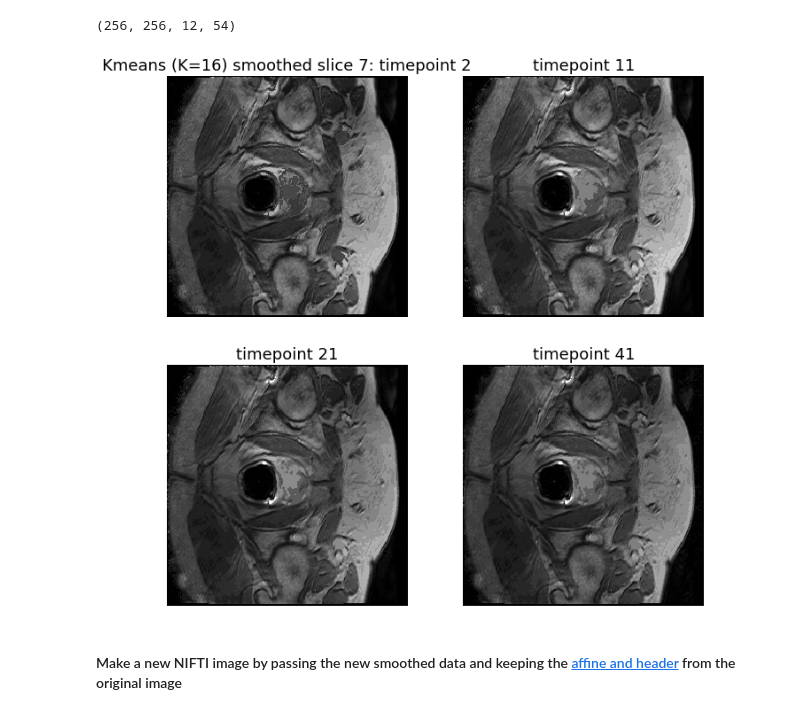
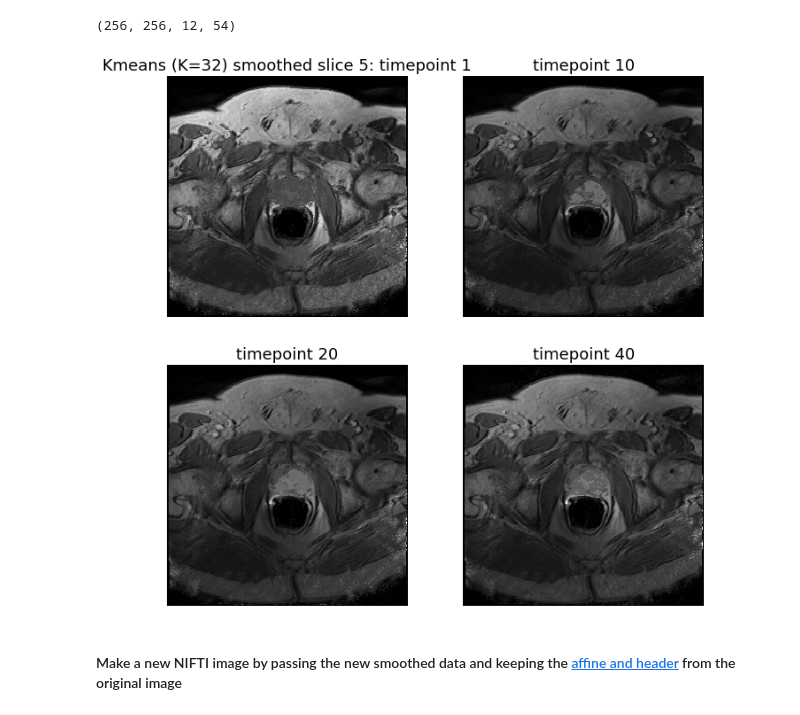
Before and after one commit to oercompbiomed/Seili-2019, a Jupyter notebook: notebooks/prostate-mri-unsupervised-classification.ipynb, the cells around one changed output. Drawn from its saved outputs; the diff is of its cells as text; code cells hidden in the pictures.

```diff
--- a/notebooks/prostate-mri-unsupervised-classification.ipynb
+++ b/notebooks/prostate-mri-unsupervised-classification.ipynb
@@ -447,9 +458,9 @@ plt.show()
 # %% [markdown]
 ### K-means clustering of time courses
 # %%
-X = masked_data.T   # n x p data matrix, n=samples, p = feature vector dimension
-K = 3  # Number of clusters
-print(X.shape)
+Y = masked_data.T   # n x p data matrix, n=samples, p = feature vector dimension
+K = 32  # Number of clusters (if K>10 it will take a LOOONG TIME)
+print(Y.shape)
 kmeans_model = KMeans(n_clusters=K, random_state=42)
 print(kmeans_model)
 # %% [output]
@@ -459,6 +470,6 @@ KMeans(algorithm='auto', copy_x=True, init='k-means++', max_iter=300,
        random_state=42, tol=0.0001, verbose=0)
 # %%
-kmeans_fit = kmeans_model.fit(X)
+kmeans_fit = kmeans_model.fit(Y)
 # %%
 print('The list of cluster assignments to the enumerated voxels (n=%d):\n' % (len(mm[0])), kmeans_fit.labels_)
 print('The coordinates of first kmeans.cluster_center (centroid time course):\n', kmeans_fit.cluster_centers_[0,:])
@@ -530,21 +541,21 @@ data_smooth.shape
 # %% [output]
 (256, 256, 12, 54)
 # %%
-s = 6
+s = 5
 t = [1, 10, 20, 40]
 fig = plt.figure('Showing the Kmeans-smoothed DCE-MRI data', figsize = [11,11])
 plt.tight_layout
-plt.subplot(2, 2, 1).set_axis_off(), plt.title('Kmeans (K=%d) smoothed slice %d: timepoint %d' % (K, s+1, t[0]+1), fontsize=18)
-plt.imshow(data_smooth[:, :, s, t[0]], cmap='gray', origin='lower')
-plt.subplot(2, 2, 2).set_axis_off(), plt.title('timepoint %d' % (t[1]+1), fontsize=18)
-plt.imshow(data_smooth[:, :, s, t[1]], cmap='gray', origin='lower')
-plt.subplot(2, 2, 3).set_axis_off(), plt.title('timepoint %d' % (t[2]+1), fontsize=18)
-plt.imshow(data_smooth[:, :, s, t[2]], cmap='gray', origin='lower')
-plt.subplot(2, 2, 4).set_axis_off(), plt.title('timepoint %d' % (t[3]+1), fontsize=18)
-plt.imshow(data_smooth[:, :, s, t[3]], cmap='gray', origin='lower')
+plt.subplot(2, 2, 1).set_axis_off(), plt.title('Kmeans (K=%d) smoothed slice %d: timepoint %d' % (K, s, t[0]), fontsize=18)
+plt.imshow(data_smooth[:, :, s, t[0]].T, cmap='gray', origin='lower')
+plt.subplot(2, 2, 2).set_axis_off(), plt.title('timepoint %d' % (t[1]), fontsize=18)
+plt.imshow(data_smooth[:, :, s, t[1]].T, cmap='gray', origin='lower')
+plt.subplot(2, 2, 3).set_axis_off(), plt.title('timepoint %d' % (t[2]), fontsize=18)
+plt.imshow(data_smooth[:, :, s, t[2]].T, cmap='gray', origin='lower')
+plt.subplot(2, 2, 4).set_axis_off(), plt.title('timepoint %d' % (t[3]), fontsize=18)
+plt.imshow(data_smooth[:, :, s, t[3]].T, cmap='gray', origin='lower')
 plt.show()
 # %% [output]
-[figure, old version]
+[figure, new version]
 # %% [markdown]
 #### Make a new NIFTI image by passing the new smoothed data and keeping the [affine and header](https://nipy.org/nibabel/nifti_images.html) from the original image
 # %%
```
Also changed, not shown: parts of 11 cells of this notebook, 1 other file.
